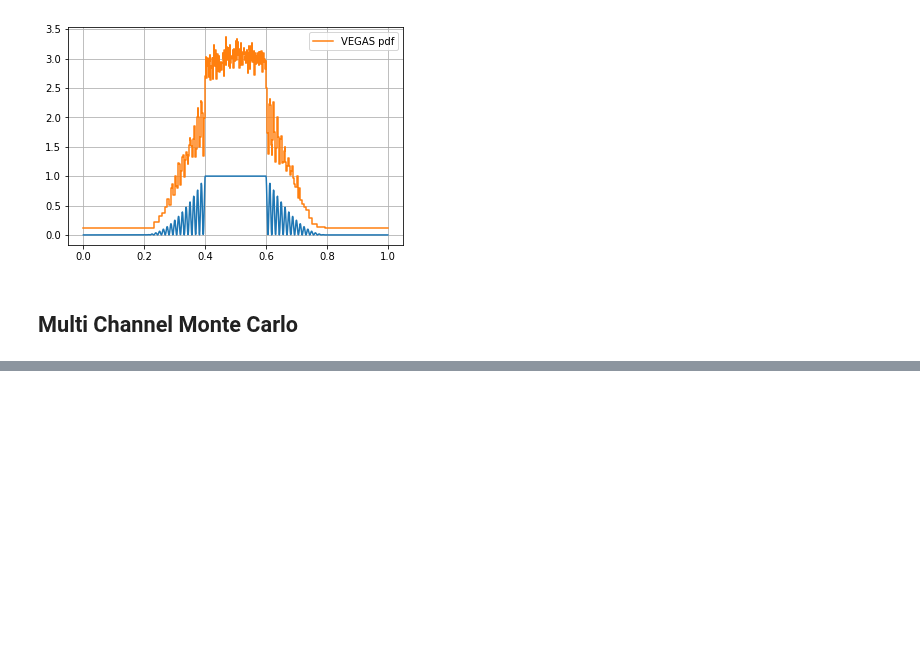
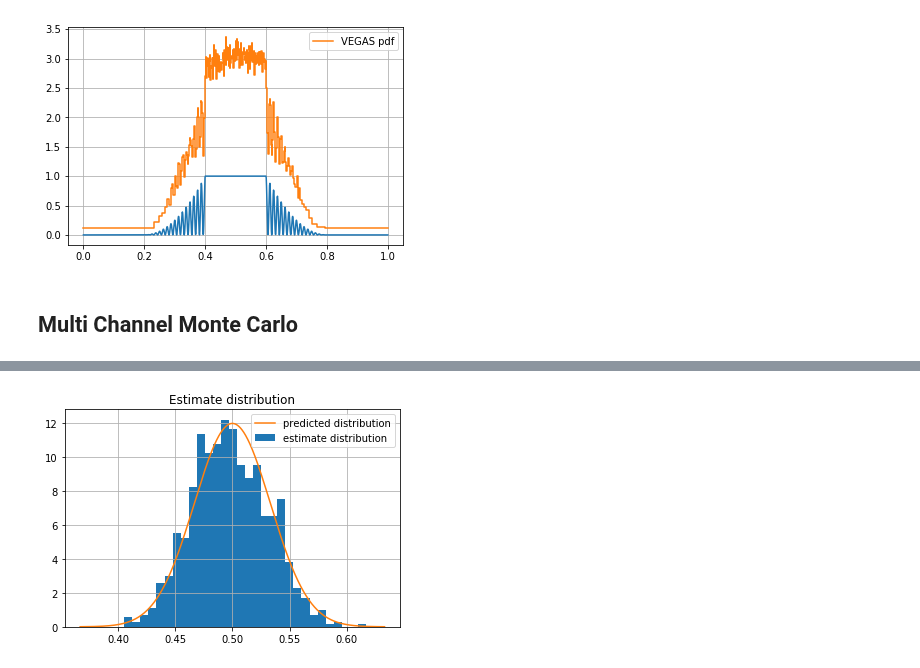
Before and after one commit to mathisgerdes/hep-monte-carlo, a Jupyter notebook: intro/monte_carlo.ipynb, the cells around one changed output, grey strips where cells are left out. Saved outputs shown, nothing was run; the diff lists cells and outputs as text; code cells hidden in the pictures; blank space fills up the shorter version.

```diff
--- a/intro/monte_carlo.ipynb
+++ b/intro/monte_carlo.ipynb
@@ -826,0 +923,22 @@ array([0.04846673, 0.1079545 , 0.84357877])
+# %%
+def compare_distribution(fn, true_val, N, iterations, method, bins=20):
+    values = np.empty(iterations)
+    mean_var = 0
+    for i in range(iterations):
+        values[i], var = method(fn, N)
+        mean_var += var**2 / iterations
+    plt.hist(values, bins=bins, normed=True, label="estimate distribution")
+    x = np.linspace(true_val-4*np.sqrt(mean_var), true_val+4*np.sqrt(mean_var), 1000)
+    plt.plot(x, np.exp(-(x-true_val)**2/2/mean_var) / np.sqrt(np.pi*2*mean_var), label="predicted distribution")
+    plt.title("Estimate distribution")
+    plt.grid()
+    plt.legend(loc="best")
+
+fn = lambda x: np.sin(2*np.pi*x)**2
+channels = Channels([sampling1], [p1])
+mcmci = MonteCarloMultiImportance(channels, var_weighted=False).get_interface_ratios(Nj=100, r1=0, r2=0, r3=1)
+mcmci1 = MonteCarloImportance(1, sampling_fn=sampling1, pdf=p1)
+# compare_distribution(fn, 0.5, 400, 1000, mcmci1, bins=30)
+compare_distribution(fn, .5, 500, 1000, mcmci, bins=30)
+# %% [output]
+[figure, added]
```
Also changed, not shown: parts of 11 cells of this notebook.
